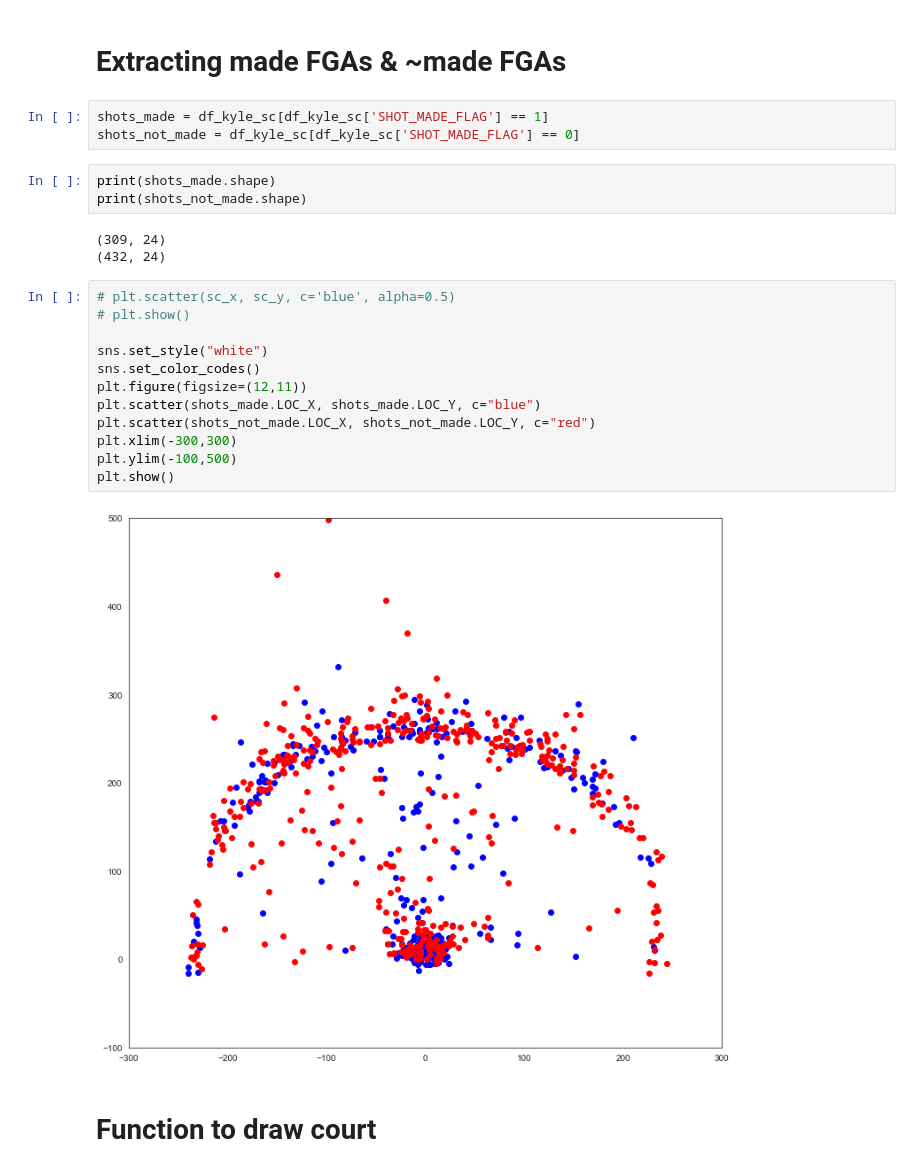
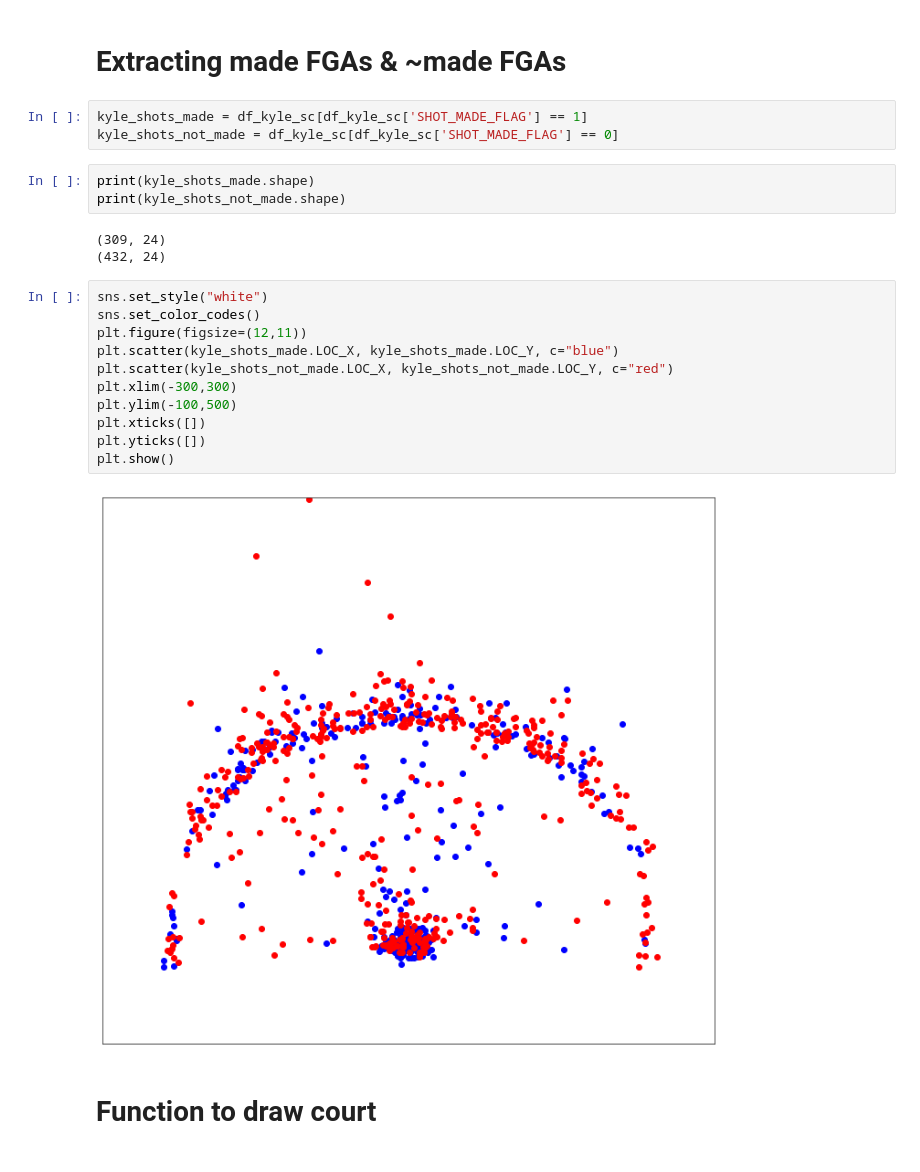
Before and after one commit to praneetheus/NBA_analysis, a Jupyter notebook: Raps_2019_shotchart_and_clutchness.ipynb, the cells around one changed output. Cells and saved outputs as stored; diff of their text form.

```diff
--- a/Raps_2019_shotchart_and_clutchness.ipynb
+++ b/Raps_2019_shotchart_and_clutchness.ipynb
@@ -86,28 +97,27 @@ df_kyle_sc.to_csv('/Users/Home/Desktop/SFU/python/nbaProject/kyle_sc_full.csv')
 # %% [markdown]
 # Extracting made FGAs & ~made FGAs
 # %%
-shots_made = df_kyle_sc[df_kyle_sc['SHOT_MADE_FLAG'] == 1]
-shots_not_made = df_kyle_sc[df_kyle_sc['SHOT_MADE_FLAG'] == 0]
+kyle_shots_made = df_kyle_sc[df_kyle_sc['SHOT_MADE_FLAG'] == 1]
+kyle_shots_not_made = df_kyle_sc[df_kyle_sc['SHOT_MADE_FLAG'] == 0]
 # %%
-print(shots_made.shape)
-print(shots_not_made.shape)
+print(kyle_shots_made.shape)
+print(kyle_shots_not_made.shape)
 # %% [output]
 (309, 24)
 (432, 24)
 # %%
-# plt.scatter(sc_x, sc_y, c='blue', alpha=0.5)
-# plt.show()
-
 sns.set_style("white")
 sns.set_color_codes()
 plt.figure(figsize=(12,11))
-plt.scatter(shots_made.LOC_X, shots_made.LOC_Y, c="blue")
-plt.scatter(shots_not_made.LOC_X, shots_not_made.LOC_Y, c="red")
+plt.scatter(kyle_shots_made.LOC_X, kyle_shots_made.LOC_Y, c="blue")
+plt.scatter(kyle_shots_not_made.LOC_X, kyle_shots_not_made.LOC_Y, c="red")
 plt.xlim(-300,300)
 plt.ylim(-100,500)
+plt.xticks([])
+plt.yticks([])
 plt.show()
 # %% [output]
-[figure, old version]
+[figure, new version]
 # %% [markdown]
 # Function to draw court
 # %%
```
Also changed, not shown: parts of 5 cells of this notebook.
